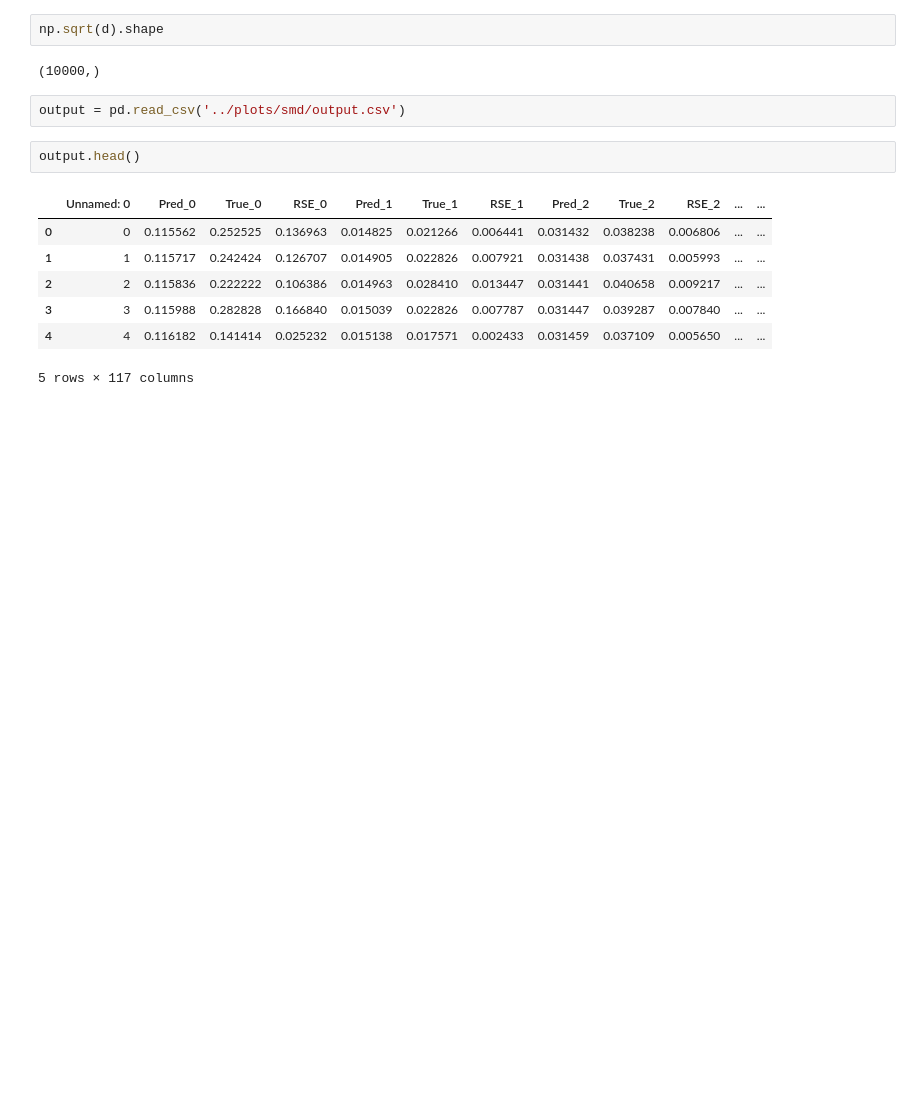
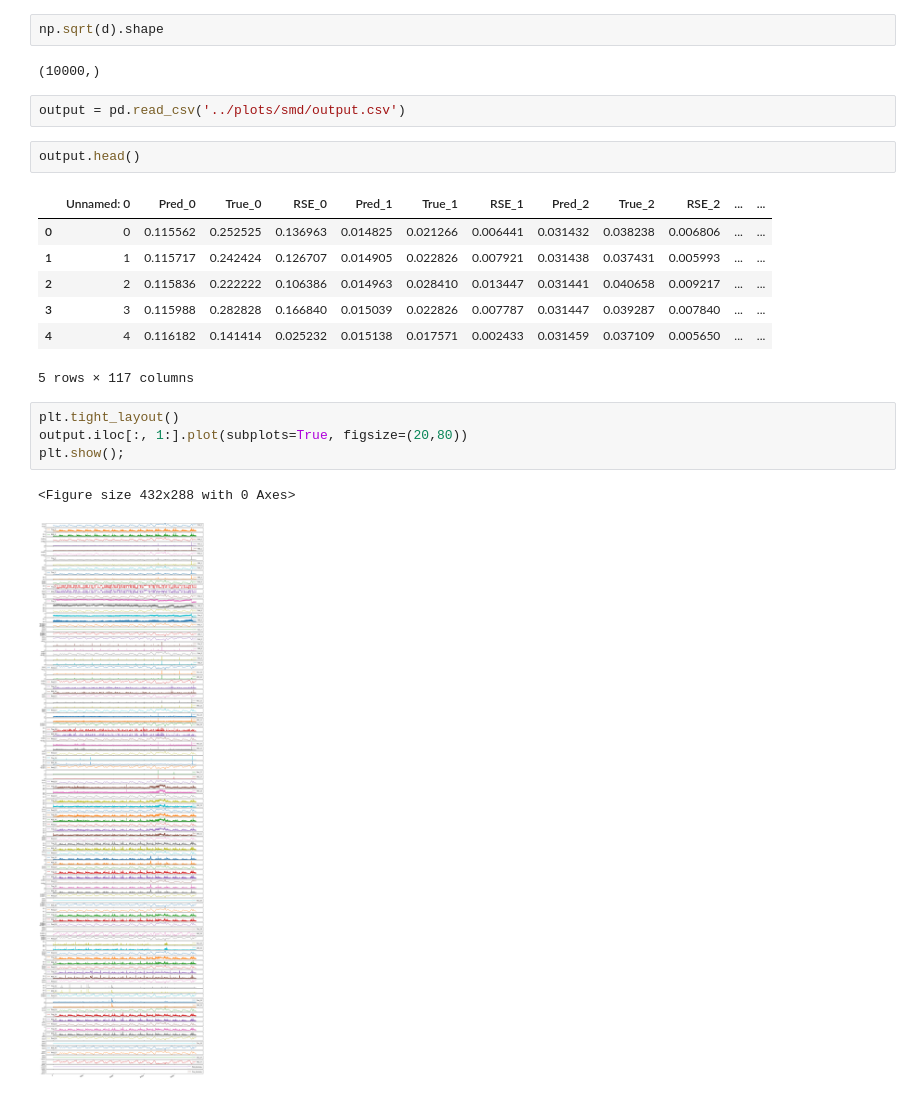
Before and after one commit to ML4ITS/mtad-gat-pytorch, a Jupyter notebook: eda/smd_eda.ipynb, the cells around one changed output. Saved outputs shown, nothing was run; the diff lists cells and outputs as text; blank space fills up the shorter version.

```diff
--- a/eda/smd_eda.ipynb
+++ b/eda/smd_eda.ipynb
@@ -176,3 +176,10 @@ output.head()
 | 3 | 3 | 0.115988 | 0.282828 | 0.166840 | 0.015039 | 0.022826 | 0.007787 | 0.031447 | 0.039287 | 0.007840 | ... | ... |
 | 4 | 4 | 0.116182 | 0.141414 | 0.025232 | 0.015138 | 0.017571 | 0.002433 | 0.031459 | 0.037109 | 0.005650 | ... | ... |
 5 rows × 117 columns
+# %%
+plt.tight_layout()
+output.iloc[:, 1:].plot(subplots=True, figsize=(20,80))
+plt.show();
+# %% [output]
+<Figure size 432x288 with 0 Axes>
+[figure, added]
```
Also changed, not shown: 1 other file.
